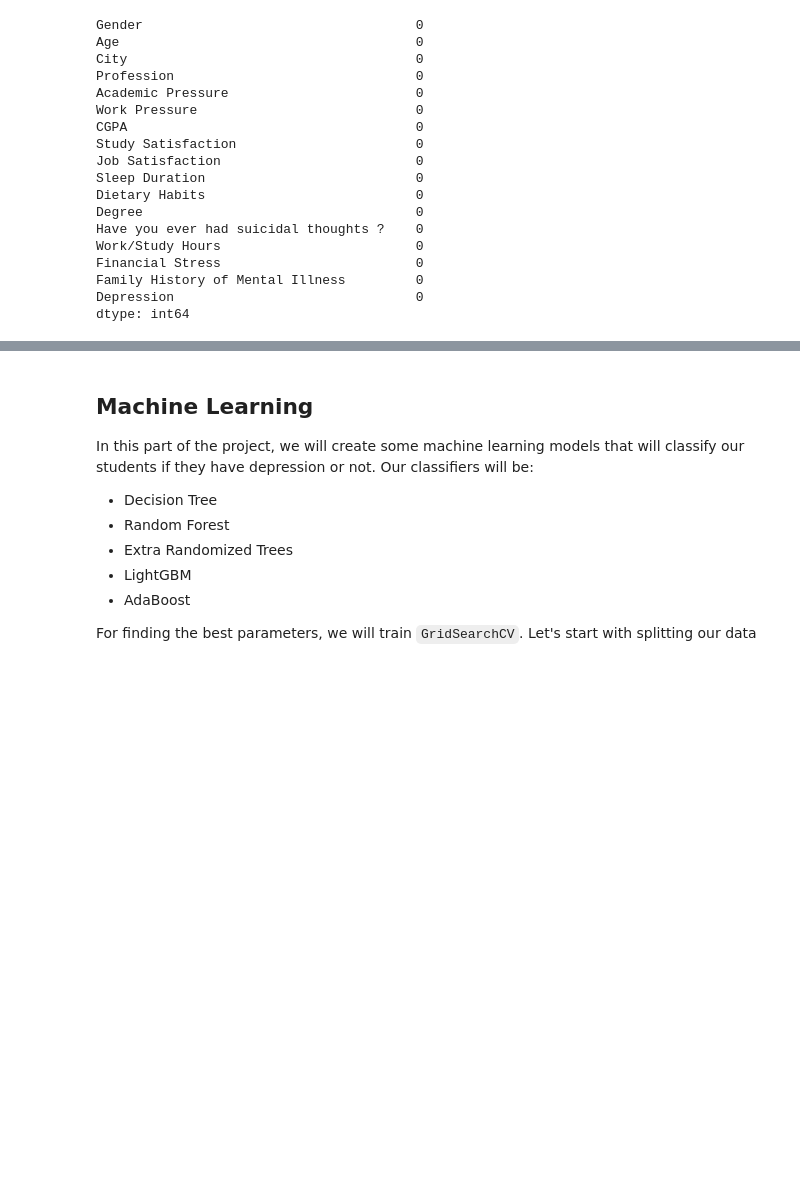
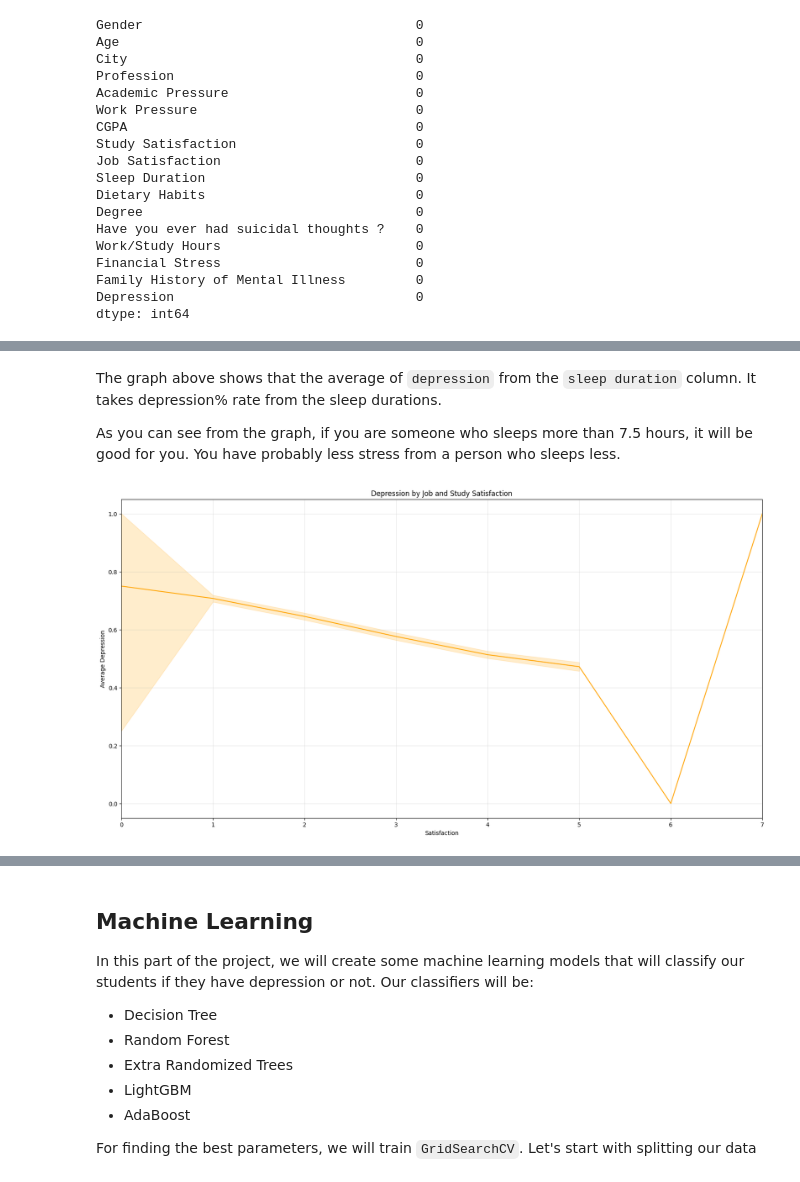
Before and after one commit to mertkont/ds-student-depression, a Jupyter notebook: ml-project-for-student-depression-data-set.ipynb, the cells around one changed output, grey strips where cells are left out. Saved outputs shown, nothing was run; the diff lists cells and outputs as text; code cells hidden in the pictures; blank space fills up the shorter version.

```diff
--- a/ml-project-for-student-depression-data-set.ipynb
+++ b/ml-project-for-student-depression-data-set.ipynb
@@ -162,0 +210,23 @@ Right now, we have not any empty cell.
+# %% [markdown]
+The graph above shows that the average of <code>depression</code> from the <code>sleep duration</code> column. It takes depression% rate from the sleep durations.
+
+As you can see from the graph, if you are someone who sleeps more than 7.5 hours, it will be good for you. You have probably less stress from a person who sleeps less.
+# %%
+# Create the table variable for the graph
+df_satisfaction = pd.DataFrame()
+df_satisfaction['Satisfaction'] = df['Study Satisfaction'] + df['Job Satisfaction']
+df_satisfaction['Depression'] = df['Depression']
+
+# Create the graph
+plt.figure(figsize=(20, 10))
+sns.lineplot(data=df_satisfaction, y='Depression', x='Satisfaction', color='orange')
+
+# Adjust the graph
+plt.title('Depression by Job and Study Satisfaction')
+plt.xlabel('Satisfaction')
+plt.ylabel('Average Depression')
+plt.xlim(0, 7)
+plt.grid(alpha=0.3)
+plt.show()
+# %% [output]
+[figure, added]
```
Also changed, not shown: parts of 20 cells of this notebook.
